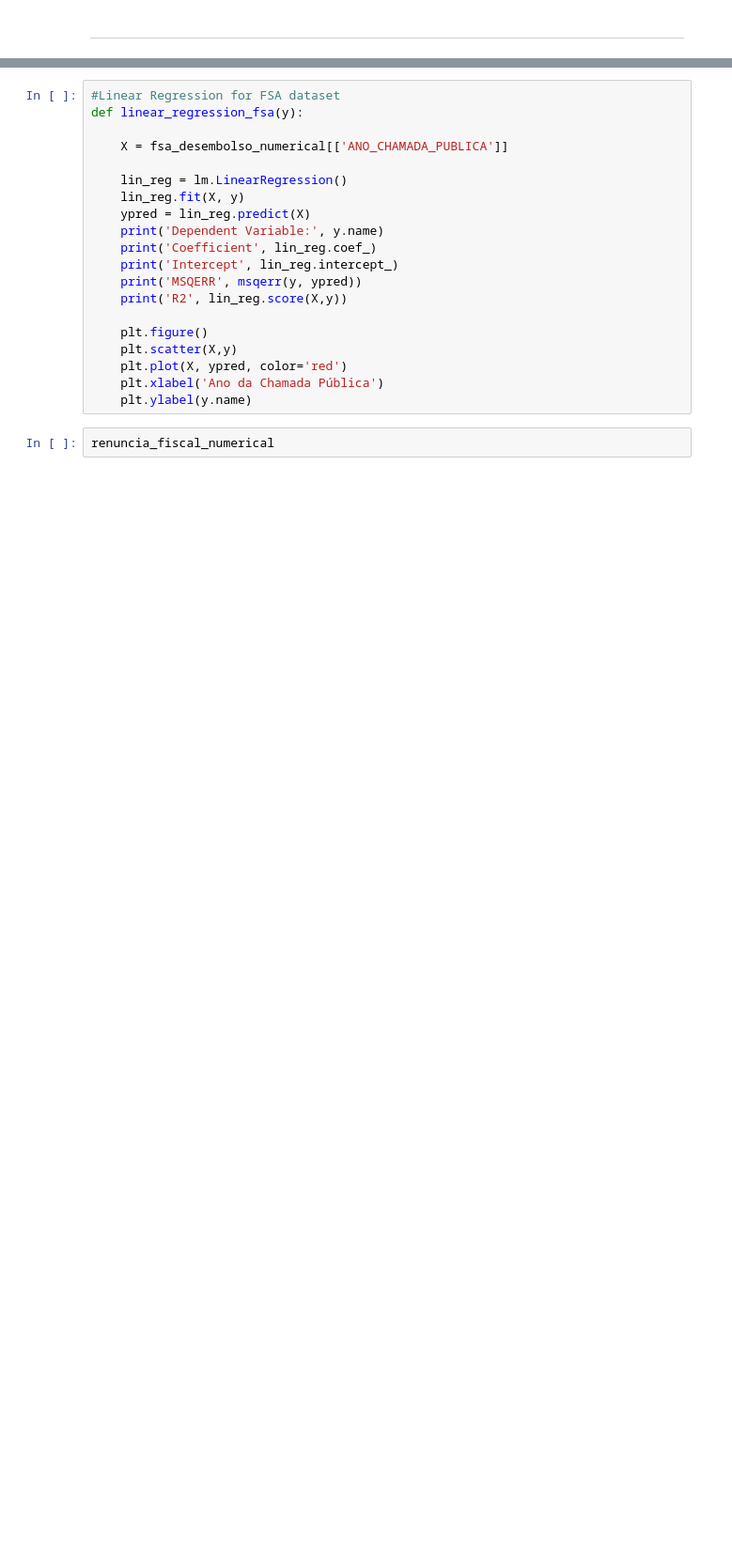
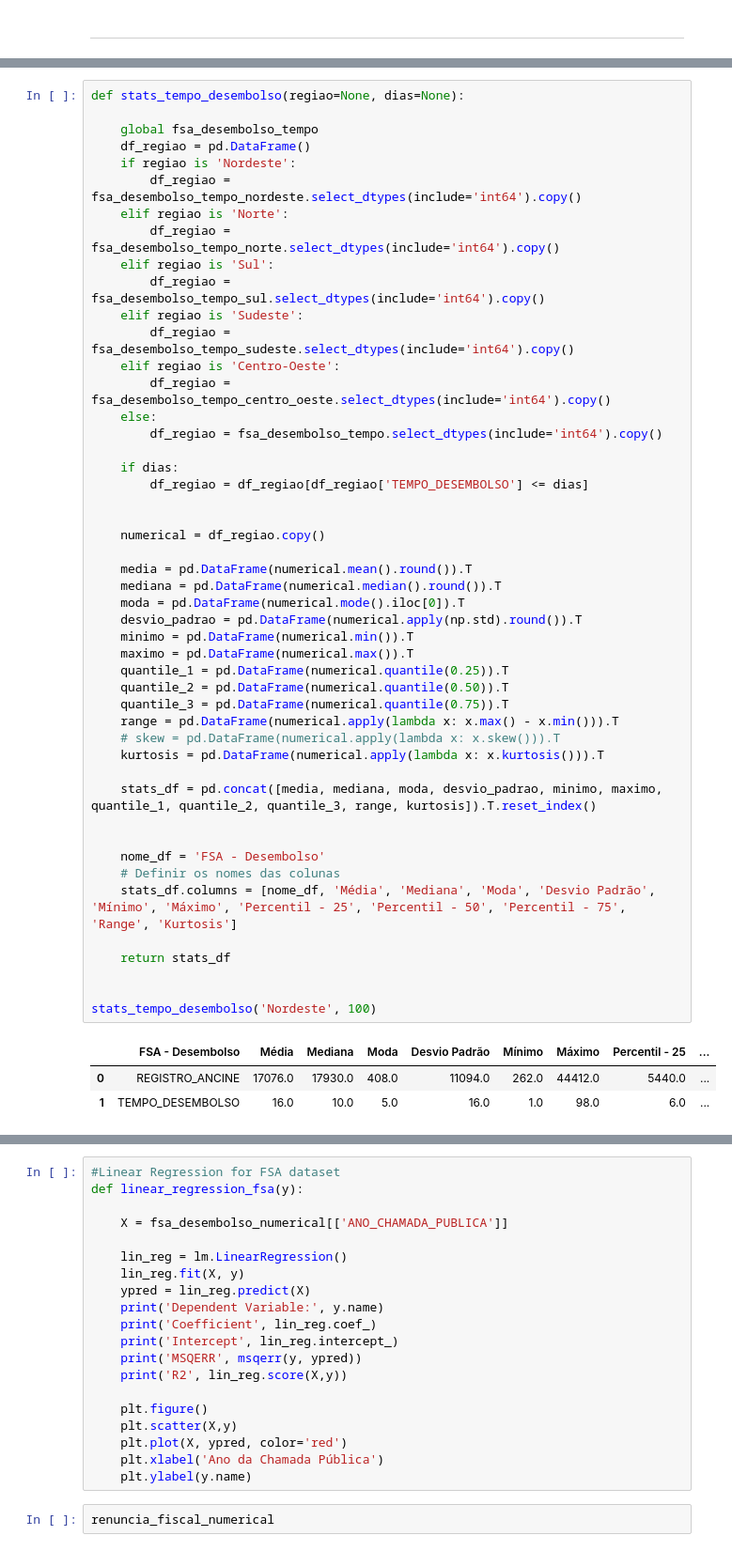
Before and after one commit to fonsecadados/AgenciaNacionalDoCinema_ANCINE, a Jupyter notebook: ANCINE_DesafiosEOportunidades.ipynb, the cells around one changed output, grey strips where cells are left out. Shown at 94% size. Saved outputs shown, nothing was run; the diff lists cells and outputs as text; blank space fills up the shorter version.

```diff
--- a/ANCINE_DesafiosEOportunidades.ipynb
+++ b/ANCINE_DesafiosEOportunidades.ipynb
@@ -1293,0 +1288,52 @@ fsa_desembolso_numerical
+# %%
+def stats_tempo_desembolso(regiao=None, dias=None):
+
+    global fsa_desembolso_tempo
+    df_regiao = pd.DataFrame()
+    if regiao is 'Nordeste':
+        df_regiao = fsa_desembolso_tempo_nordeste.select_dtypes(include='int64').copy()
+    elif regiao is 'Norte':
+        df_regiao = fsa_desembolso_tempo_norte.select_dtypes(include='int64').copy()
+    elif regiao is 'Sul':
+        df_regiao = fsa_desembolso_tempo_sul.select_dtypes(include='int64').copy()
+    elif regiao is 'Sudeste':
+        df_regiao = fsa_desembolso_tempo_sudeste.select_dtypes(include='int64').copy()
+    elif regiao is 'Centro-Oeste':
+        df_regiao = fsa_desembolso_tempo_centro_oeste.select_dtypes(include='int64').copy()
+    else:
+        df_regiao = fsa_desembolso_tempo.select_dtypes(include='int64').copy()
+
+    if dias:
+        df_regiao = df_regiao[df_regiao['TEMPO_DESEMBOLSO'] <= dias]
+
+
+    numerical = df_regiao.copy()
+
+    media = pd.DataFrame(numerical.mean().round()).T
+    mediana = pd.DataFrame(numerical.median().round()).T
+    moda = pd.DataFrame(numerical.mode().iloc[0]).T
+    desvio_padrao = pd.DataFrame(numerical.apply(np.std).round()).T
+    minimo = pd.DataFrame(numerical.min()).T
+    maximo = pd.DataFrame(numerical.max()).T
+    quantile_1 = pd.DataFrame(numerical.quantile(0.25)).T
+    quantile_2 = pd.DataFrame(numerical.quantile(0.50)).T
+    quantile_3 = pd.DataFrame(numerical.quantile(0.75)).T
+    range = pd.DataFrame(numerical.apply(lambda x: x.max() - x.min())).T
+    # skew = pd.DataFrame(numerical.apply(lambda x: x.skew())).T
+    kurtosis = pd.DataFrame(numerical.apply(lambda x: x.kurtosis())).T
+
+    stats_df = pd.concat([media, mediana, moda, desvio_padrao, minimo, maximo, quantile_1, quantile_2, quantile_3, range, kurtosis]).T.reset_index()
+
+
+    nome_df = 'FSA - Desembolso'
+    # Definir os nomes das colunas
+    stats_df.columns = [nome_df, 'Média', 'Mediana', 'Moda', 'Desvio Padrão', 'Mínimo', 'Máximo', 'Percentil - 25', 'Percentil - 50', 'Percentil - 75', 'Range', 'Kurtosis']
+
+    return stats_df
+
+
+stats_tempo_desembolso('Nordeste', 100)
+# %% [output]
+|  | FSA - Desembolso | Média | Mediana | Moda | Desvio Padrão | Mínimo | Máximo | Percentil - 25 | ... |
+| 0 | REGISTRO_ANCINE | 17076.0 | 17930.0 | 408.0 | 11094.0 | 262.0 | 44412.0 | 5440.0 | ... |
+| 1 | TEMPO_DESEMBOLSO | 16.0 | 10.0 | 5.0 | 16.0 | 1.0 | 98.0 | 6.0 | ... |
```
Also changed, not shown: parts of 18 cells of this notebook.
